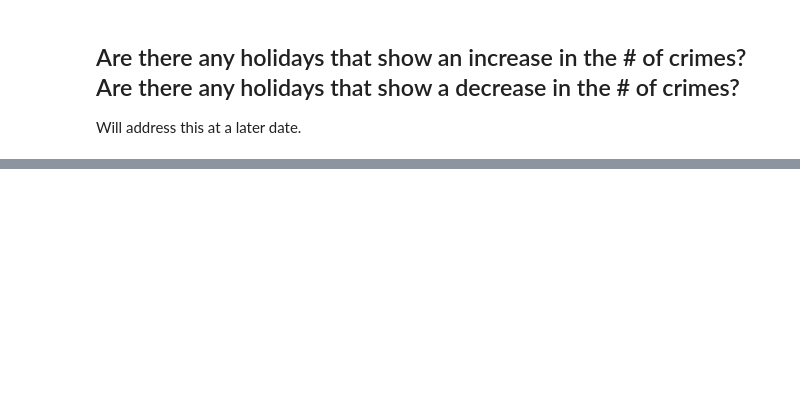
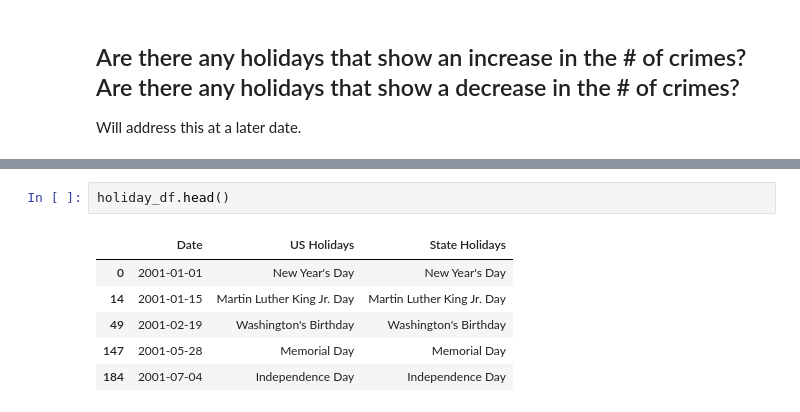
Before and after one commit to JosephPLim/Crime-in-Chicago, a Jupyter notebook: Reporter-Questions.ipynb, the cells around one changed output, grey strips where cells are left out. Drawn from its saved outputs; the diff is of its cells as text; blank space fills up the shorter version.

```diff
--- a/Reporter-Questions.ipynb
+++ b/Reporter-Questions.ipynb
@@ -535,0 +545,9 @@ holiday_crime_df = df.copy()
+# %%
+holiday_df.head()
+# %% [output]
+|  | Date | US Holidays | State Holidays |
+| 0 | 2001-01-01 | New Year's Day | New Year's Day |
+| 14 | 2001-01-15 | Martin Luther King Jr. Day | Martin Luther King Jr. Day |
+| 49 | 2001-02-19 | Washington's Birthday | Washington's Birthday |
+| 147 | 2001-05-28 | Memorial Day | Memorial Day |
+| 184 | 2001-07-04 | Independence Day | Independence Day |
```
Also changed, not shown: parts of 15 cells of this notebook.
